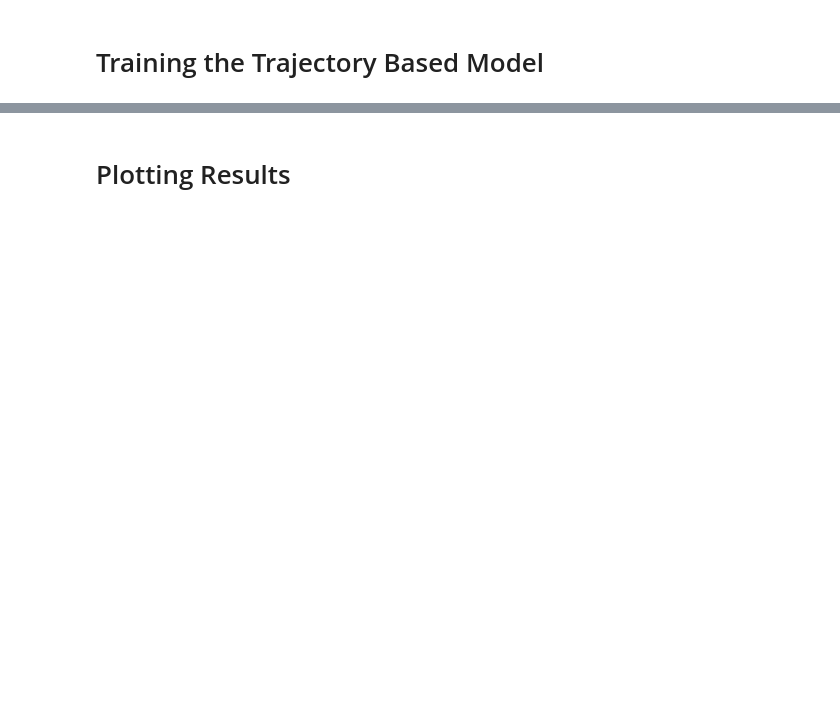
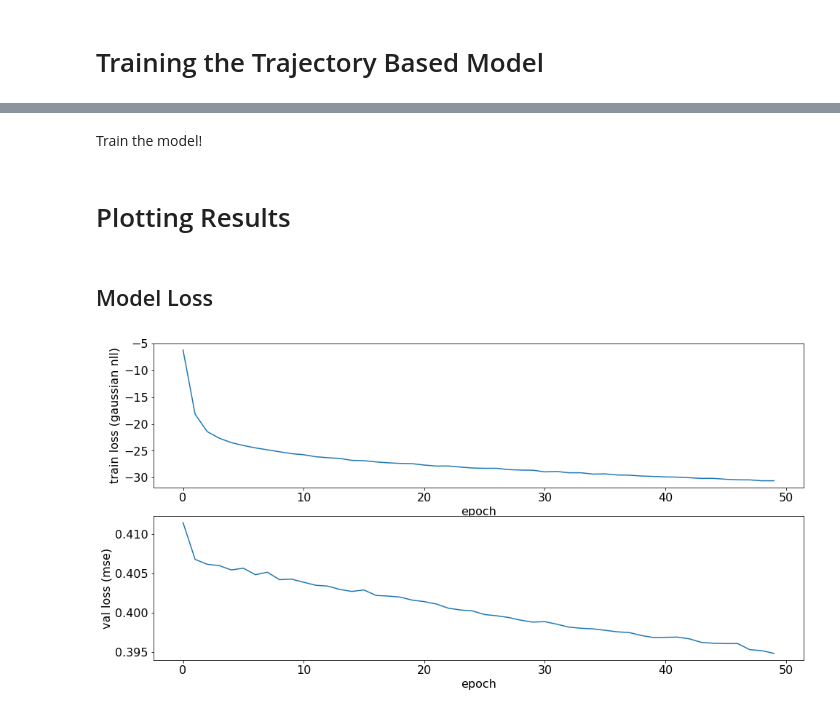
Before and after one commit to facebookresearch/mbrl-lib, a Jupyter notebook: notebooks/traj_based_model.ipynb, the cells around one changed output, grey strips where cells are left out. Drawn from its saved outputs; the diff is of its cells as text; code cells hidden in the pictures; blank space fills up the shorter version.

```diff
--- a/notebooks/traj_based_model.ipynb
+++ b/notebooks/traj_based_model.ipynb
@@ -128,8 +124,6 @@ replay_buffer = common_util.create_replay_buffer(cfg,
 # %% [markdown]
 We can now populate the replay buffer with random trajectories of a desired length, using a modified function based on `util.rollout_agent_trajectories`. The changes are that the tuples are only added to the buffer at the end of the trajectory to add every sub-trajectory for supervised learning.
 # %%
-num_trials = 10
-
 step = 0
 trial = 0
 total_rewards = []
@@ -137,6 +131,9 @@ callback = None
 while trial < num_trials:
     traj = []
     obs = env.reset()
+
+    # create a new agent each trial to get a variety of PID parameters
+    agent = create_pid_agent(env.action_space.shape[0])
     agent.reset()
     done = False
     total_reward = 0.0
@@ -152,7 +149,7 @@ while trial < num_trials:
         # if not the first step, iterate through memory and append each sub-trajectory
         if len(traj[:-1]) > 0:
             for obs_t, t in traj[:-1]:
-                print(f"adding: mem time {t}, current time {step}, horizon {step-t}")
+#                 print(f"adding: mem time {t}, current time {step}, horizon {step-t}")
                 replay_buffer.add(obs_t, np.concatenate((agent.get_parameters(), np.array([step-t,]))), next_obs, reward, done)
 
         total_reward += reward
@@ -211,0 +171,2 @@ array([ 4.32284387,  4.42208292,  3.3031029 ,  4.17837783,  0.24627421,
+# %%
+model_trainer = models.ModelTrainer(dynamics_model, optim_lr=1e-4, weight_decay=5e-5)
@@ -212,2 +175,22 @@ array([ 4.32284387,  4.42208292,  3.3031029 ,  4.17837783,  0.24627421,
+# %%
+train_dataset, val_dataset = common_util.get_basic_buffer_iterators(
+    replay_buffer, cfg["overrides"]["model_batch_size"], .1, ensemble_size=ensemble_size, shuffle_each_epoch=True)
+# %% [markdown]
+Train the model!
+# %%
+train_losses, val_losses = model_trainer.train(train_dataset, val_dataset, num_epochs=50, patience=100)
 # %% [markdown]
 # Plotting Results
+# %% [markdown]
+## Model Loss
+# %%
+fig, ax = plt.subplots(2, 1, figsize=(16, 8))
+ax[0].plot(train_losses)
+ax[0].set_xlabel("epoch")
+ax[0].set_ylabel("train loss (gaussian nll)")
+ax[1].plot(val_losses)
+ax[1].set_xlabel("epoch")
+ax[1].set_ylabel("val loss (mse)")
+plt.show()
+# %% [output]
+[figure, added]
```
Also changed, not shown: parts of 16 cells of this notebook.
